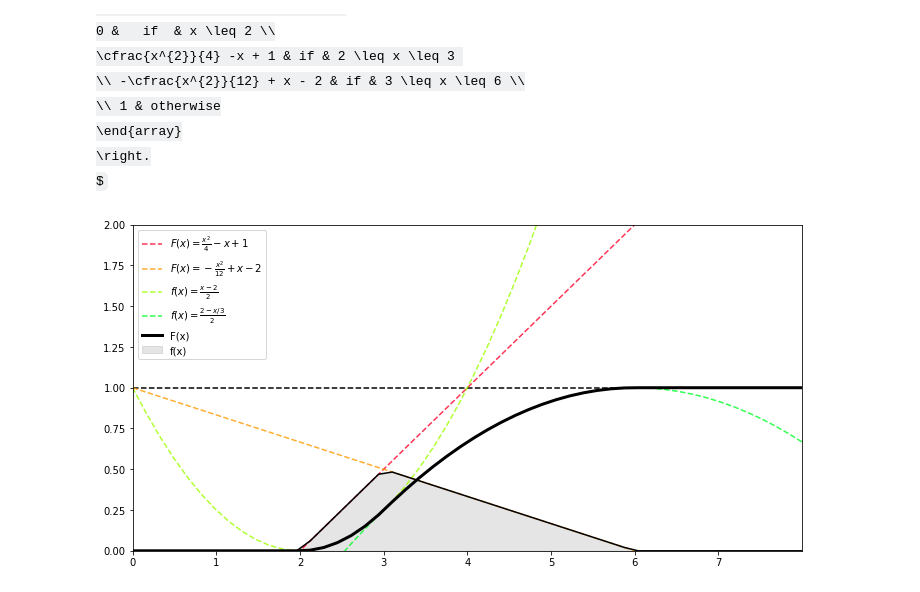
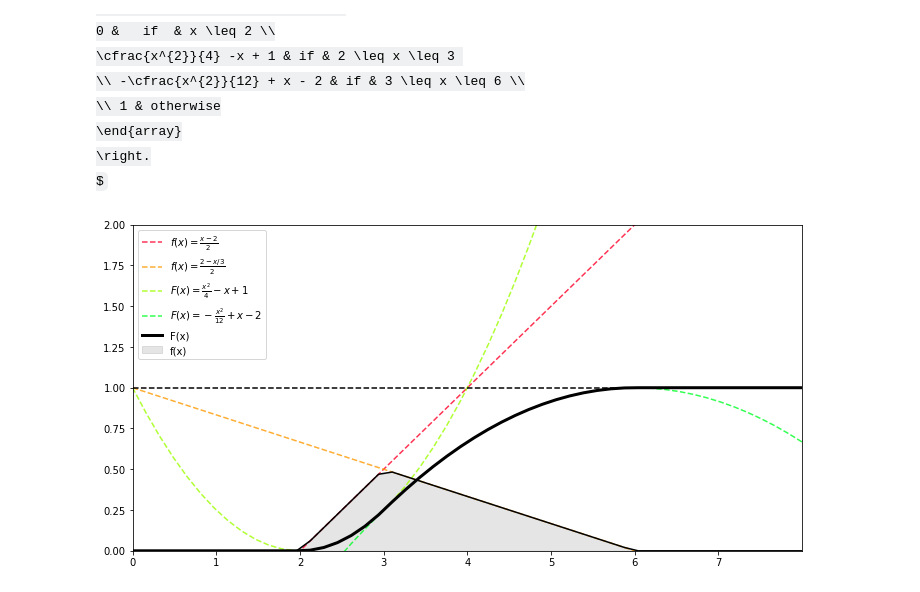
Before and after one commit to git-lu/models-and-simulations, a Jupyter notebook: exguide5.ipynb, the cells around one changed output. Saved outputs shown, nothing was run; the diff lists cells and outputs as text; code cells hidden in the pictures; some formulas as TeX source.

```diff
--- a/exguide5.ipynb
+++ b/exguide5.ipynb
@@ -79,16 +88,32 @@ from utilities.distPlot import plot as distPlot
 # %%
-legends = [r'$F(x)= \frac{x^{2}}{4} -x + 1$',
-           r'$F(x)= - \frac{x^{2}}{12} + x - 2$',
-           r'$f(x)= \frac{x-2}{2}$',
-           r'$f(x)= \frac{2-x/3}{2}$'
+labels = [
+    r'$f(x)= \frac{x-2}{2}$',
+    r'$f(x)= \frac{2-x/3}{2}$',
+    r'$F(x)= \frac{x^{2}}{4} -x + 1$',
+    r'$F(x)= - \frac{x^{2}}{12} + x - 2$'
           ]
 # This is just to give something to conds. Really dirty
 x = np.linspace(0,8)
-ffunc = [0,lambda x: (x-2)/2,lambda x: (2-x/3)/2,0]
-conds = [x<2,(x>2) & (x<3),(x>3) & (x<6)]
-cFfunc = [0,lambda x: (x**2)/4-x+1,lambda x: -(x**2)/12+x-2,1]
+
+# The probability density functions
+pdf = [0,
+         lambda x: (x-2)/2,
+         lambda x: (2-x/3)/2,
+         0]
+
+# Conditions for each of the pieces
+conds = [x<2,
+        (x>2) & (x<3),
+        (x>3) & (x<6)]
+
+# Cumulative distribution functions
+cdf = [0,
+       lambda x: (x**2)/4-x+1,
+       lambda x: -(x**2)/12+x-2,
+       1]
+
 x_lim = (0,8)
 y_lim = (0,2)
-plot(ffunc,cFfunc,conds,x_lim,y_lim,legends)
+fun_plot = plot(pdf,x_lim,y_lim,labels,cdf,conds)
 # %% [output]
-[figure, old version]
+[figure, new version]
```
Also changed, not shown: parts of 24 cells of this notebook, 3 other files.
